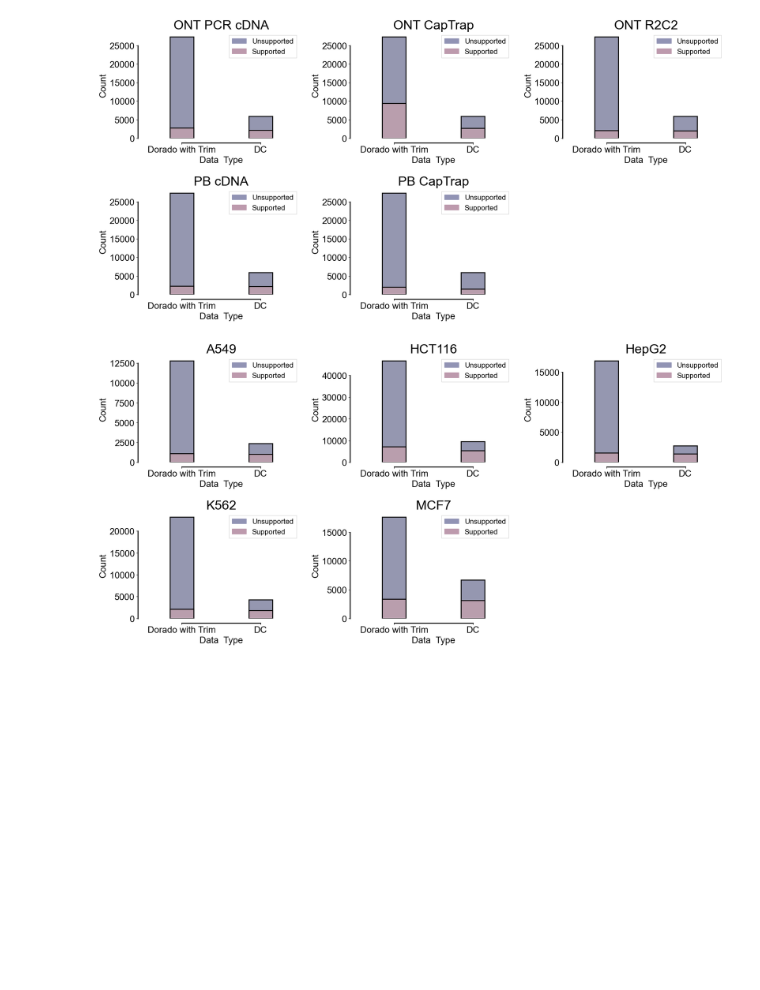
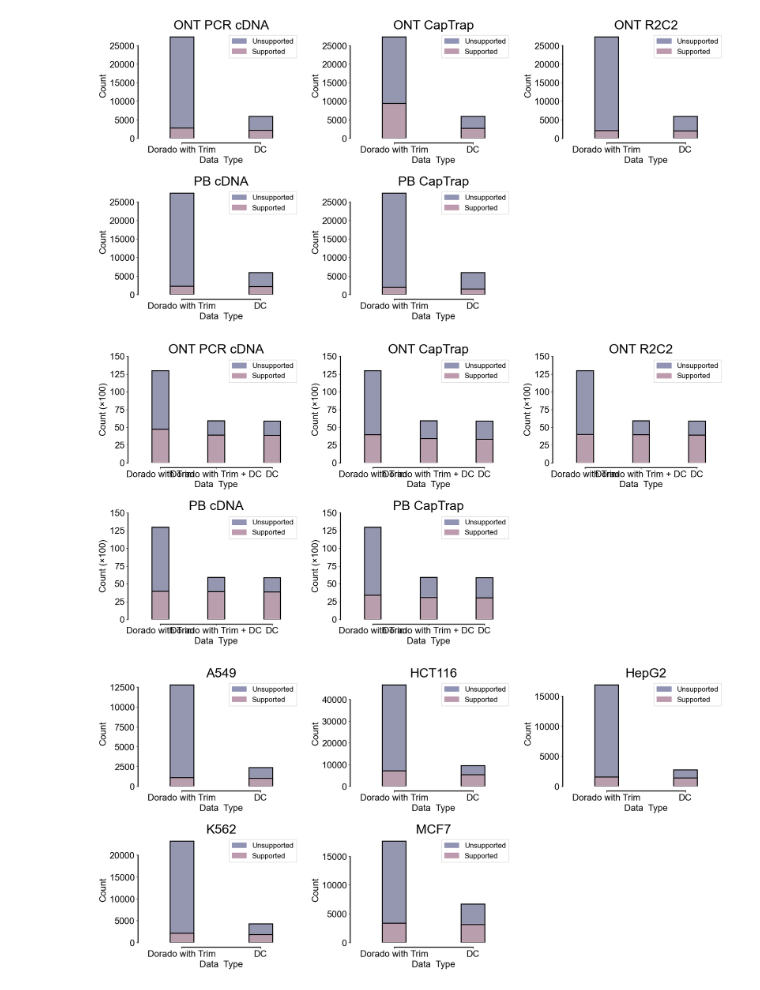
Before and after one commit to cauliyang/deepchopper-paper, a Jupyter notebook: figures/figures.ipynb, the cells around one changed output. Saved outputs shown, nothing was run; the diff lists cells and outputs as text; code cells hidden in the pictures; blank space fills up the shorter version.

```diff
--- a/figures/figures.ipynb
+++ b/figures/figures.ipynb
@@ -510,6 +507,7 @@ vcap_002_event_data = {
     type_names_other_platform[0]: [107266, 6228],
     type_names_other_platform[1]: [9844, 4664],
 }
+
 vcap_004_event_data = {
     type_names_other_platform[0]: [10708, 2917],
     type_names_other_platform[1]: [5028, 1858],
@@ -589,7 +587,7 @@ def prepare_data_other_platform(data, type_names):
     return data_df
 
 
-def plot_other_platform(data, type_names, figsize=(20, 10), figname=None):
+def plot_other_platform(data, type_names, figsize=(20, 10), figname=None, y_tick_label_divide=1):
     fig, axs = plt.subplots(2, 3, figsize=figsize, sharey=False)
     axs = axs.flatten()
     bar_width = 0.3
@@ -627,8 +625,23 @@ def plot_other_platform(data, type_names, figsize=(20, 10), figname=None):
             ax=ax,
         )
         ax.legend(handles=[top_bar, bottom_bar], fancybox=False)
+        # Set y ticks label divide by y_tick_label_divide
+        if y_tick_label_divide > 1:
+            # Get current y tick locations and labels
+            locs = ax.get_yticks()
+            # Format the labels to show divided values
+            new_labels = [f"{int(loc/y_tick_label_divide) if loc % y_tick_label_divide == 0 else f'{loc/y_tick_label_divide:.1f}'}" for loc in locs]
+            # Set the new labels while keeping the same locations
+            ax.set_yticks(locs)
+            ax.set_yticklabels(new_labels)
 
-        ax.set_ylabel("Count")
+        # Add a multiplier indicator to the y-axis label
+        if y_tick_label_divide > 1:
+            # Set the label to indicate the multiplier
+            ax.set_ylabel(f"Count (×{y_tick_label_divide})")
+        else:
+            ax.set_ylabel("Count")
+
         ax.set_xlabel("Data  Type")
         ax.set_title(dtype)
 
@@ -660,3 +716,12 @@ plot_other_platform(
+# %%
+plot_other_platform(
+    wtc11_data_with_dorado_trim_dc,
+    type_names_other_platform_with_dorado_trim_dc,
+    figname="wtc11_data_with_dorado_trim_dc_bar_plot_chemeric_read.pdf",
+    y_tick_label_divide=100,
+)
+# %% [output]
+[figure, added]
 # %%
 # chimerica,A549,HCT116,HepG2,K562,MCF7
 # dorado,"12,803","46,800","16,921","23,214","17,646"
```
Also changed, not shown: parts of 13 cells of this notebook, 1 other file.
